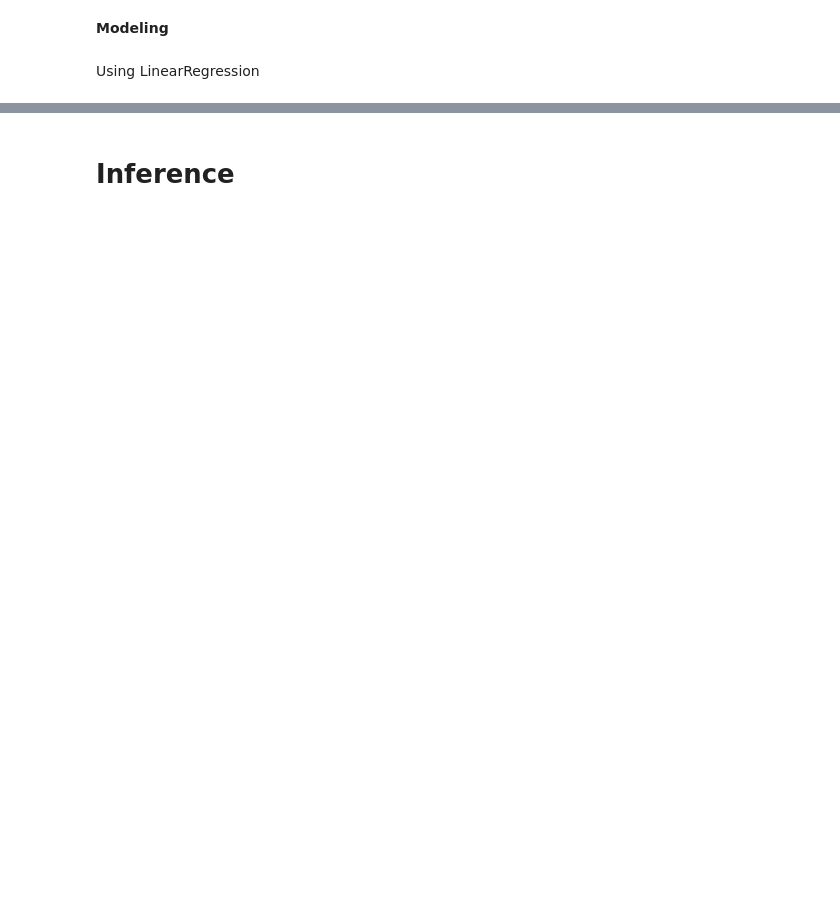
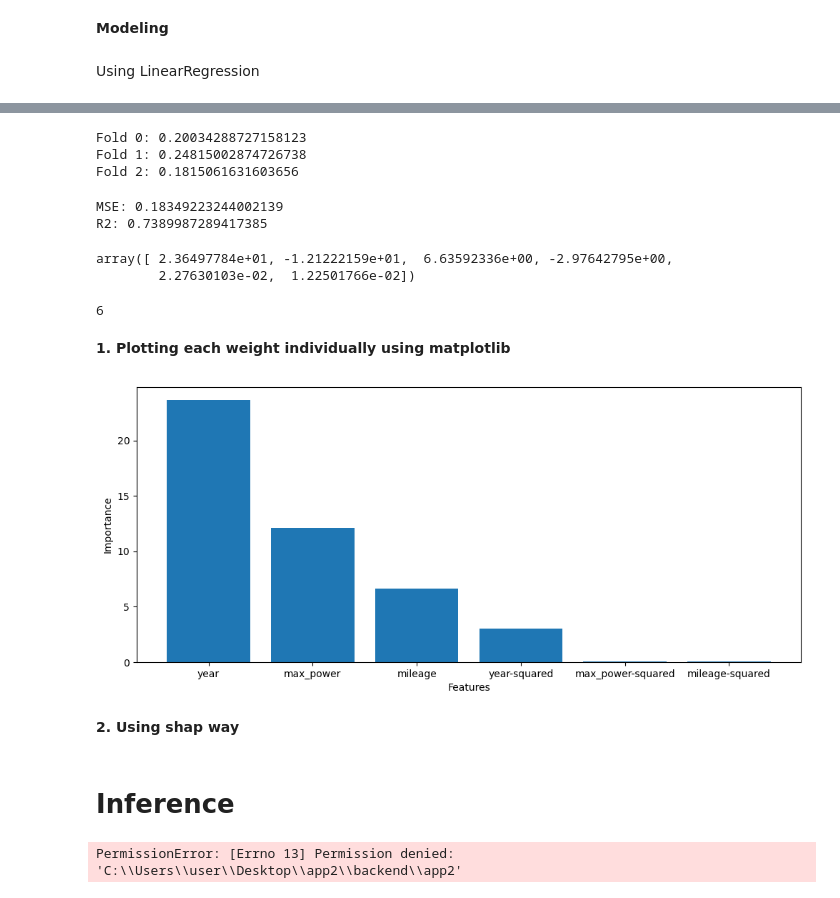
Before and after one commit to pirunrat/LinearRegressionFromScratch, a Jupyter notebook: Car-Price-Project-2.ipynb, the cells around one changed output, grey strips where cells are left out. Saved outputs shown, nothing was run; the diff lists cells and outputs as text; code cells hidden in the pictures; blank space fills up the shorter version.

```diff
--- a/Car-Price-Project-2.ipynb
+++ b/Car-Price-Project-2.ipynb
@@ -2186,15 +2249,16 @@ Test MSE:  1.1166748519087022
 # %%
-methods = ["stochastic", "mini-batch", "batch"]
+methods = ["sto", "mini", "batch"]
 
+momentum_status = None
 for method in methods:
 
-    params = {"method": method, "lr": 0.1}
+    params = {"method": method, "lr": 0.02, "degree":2}
 
     mlflow.start_run(run_name=f"method-{params['method']}-lr-{params['lr']}-momentum-{momentum_status}", nested=True)
 
     print("="*5, f"method: {method}, momentum: {momentum_status}", "="*5)
 
-    type_of_regression = str_to_class("Normal")
+    type_of_regression = str_to_class("Polynomial")
     model = type_of_regression(**params)
 
     model.fit(X_train, y_train)
@@ -2203,8 +2267,15 @@ for method in methods:
     # Calculate the MSE
     mse = ((yhat - y_test) ** 2).mean()
 
+    # Calculate the R-Square
+    r2 = model.r2(y_test, yhat)
+
+
     print("Test MSE: ", mse)
     mlflow.log_metric(key="test_mse", value=mse)
+
+    print("Test R2: ", r2)
+    mlflow.log_metric(key="test_r2", value=r2)
 
     signature = mlflow.models.infer_signature(X_train, model.predict(X_train))
     mlflow.sklearn.log_model(model, artifact_path='model', signature=signature)
@@ -2271,17 +2353,13 @@ import mlflow
 learning_rates = [0.01, 0.001, 0.0001]
 
 for lr in learning_rates:
-    params = {
-        "method": "batch",
-        "lr": lr,
-        "init_method": "xavier"
-    }
+    arams = {"method": "min", "lr": lr, "init_method": "zeros","momentum":None,"degree":2}
 
     print(f"Training using batch method with xavier initialization and learning rate {lr}...")
     print("="*5, "xavier", "="*5)
 
     # Assuming you have a function called str_to_class that maps string to class
-    type_of_regression = str_to_class("Normal")
+    type_of_regression = str_to_class("Polynomial")
     model = type_of_regression(**params)
     model.fit(X_train, y_train)
     yhat = model.predict(X_test)
@@ -2289,8 +2367,15 @@ for lr in learning_rates:
     # Calculate the MSE
     mse = ((yhat - y_test) ** 2).mean()
 
+    # Calculate the R-Square
+    r2 = model.r2(y_test, yhat)
+
     print("Test MSE: ", mse)
     mlflow.log_metric(key="test_mse", value=mse)
+
+    print("Test R2: ", r2)
+    mlflow.log_metric(key="test_r2", value=r2)
+
 
     signature = mlflow.models.infer_signature(X_train, model.predict(X_train))
     mlflow.sklearn.log_model(model, artifact_path='model', signature=signature)
@@ -2322,5 +2406,37 @@ Test MSE:  139.63424950218942
+# %%
+Best_Model = Polynomial(degree=2, n_splits=3, init_method='xavier', method='mini', lr=0.02, num_epochs=500, batch_size=10,momentum=None)
+Best_Model.fit(X_train, y_train)
+# %% [output]
+Fold 0: 0.20034288727158123
+Fold 1: 0.24815002874726738
+Fold 2: 0.1815061631603656
+# %%
+y_pred = Best_Model.predict(X_test)
+
+MSE = Best_Model.mse(y_test,y_pred)
+R2 = Best_Model.r2(y_test,y_pred)
+
+print("MSE:",MSE)
+print("R2:",R2)
+# %% [output]
+MSE: 0.18349223244002139
+R2: 0.7389987289417385
+# %%
+Best_weights = Best_Model.theta_list[-1]
+# %%
+Best_weights
+# %% [output]
+array([ 2.36497784e+01, -1.21222159e+01,  6.63592336e+00, -2.97642795e+00,
+        2.27630103e-02,  1.22501766e-02])
+# %%
+len(Best_weights)
+# %% [output]
+6
+# %% [markdown]
+**1. Plotting each weight individually using matplotlib**
 # %%
-import shap
+labels = ['year', 'max_power','mileage','year-squared', 'max_power-squared','mileage-squared']
 
-explainer = shap.TreeExplainer(rf)
-shap_values = explainer.shap_values(X_test)
+Best_Model.plot_feature_importance(Best_weights,labels)
+# %% [output]
+[figure, added]
@@ -2330,2 +2443,4 @@ shap.summary_plot(shap_values, X_test, plot_type="bar", feature_names = X.column
+# %% [markdown]
+**2. Using shap way**
 # %% [markdown]
 # Inference
@@ -2332,8 +2449,10 @@ shap.summary_plot(shap_values, X_test, plot_type="bar", feature_names = X.column
 # %%
 import joblib
 
-model_path = 'C:\\Users\\pirun\\OneDrive\\Desktop\\app\\app\\car-pridiction.model'
-joblib.dump(grid, model_path)
+model_path = DIR + 'car-pridiction-2.model'
+joblib.dump(Best_weights, DIR_Model)
+# %% [output]
+PermissionError: [Errno 13] Permission denied: 'C:\\Users\\user\\Desktop\\app2\\backend\\app2'
 # %%
 # Load the model
 
```
Also changed, not shown: parts of 29 cells of this notebook.
